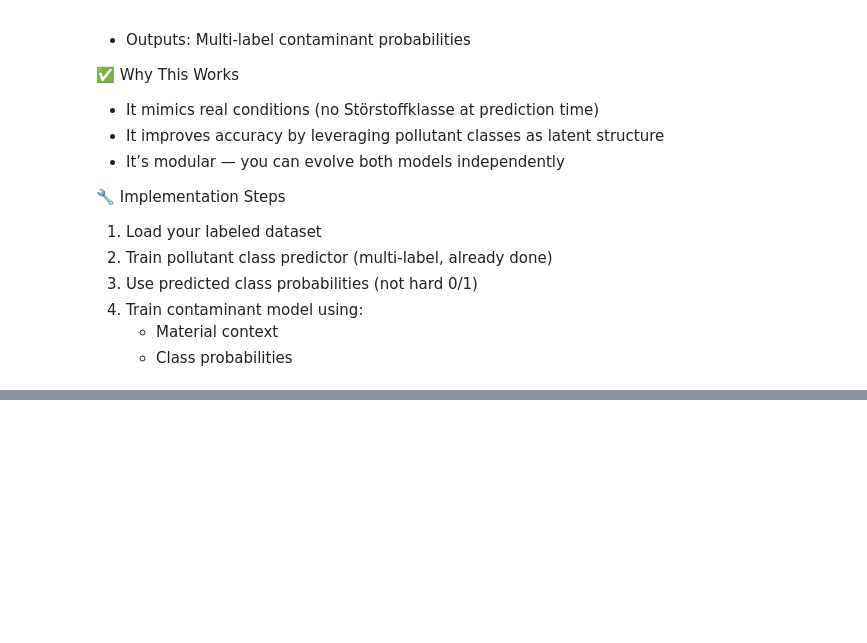
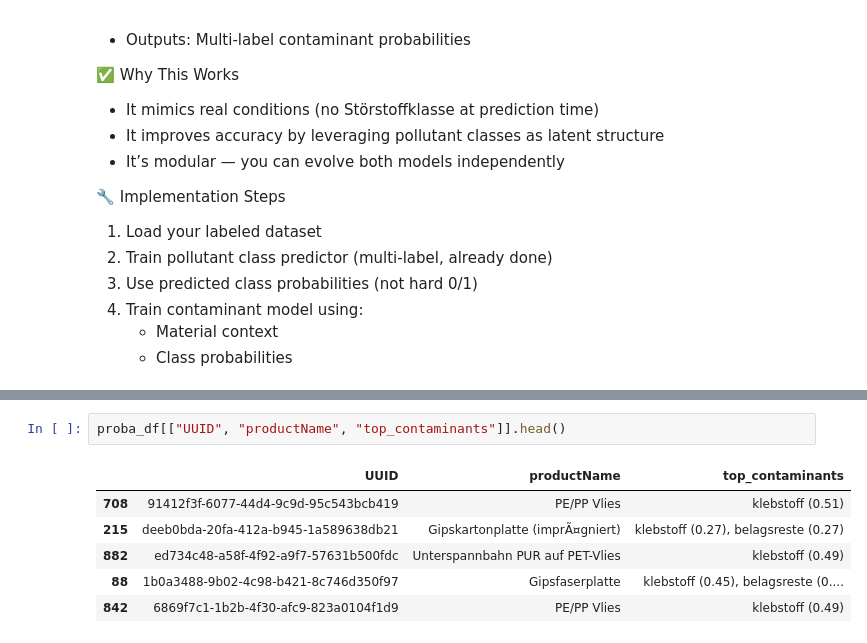
Before and after one commit to n3xtcoder-ai4impact/bbsr-challenge, a Jupyter notebook: ml.ipynb, the cells around one changed output, grey strips where cells are left out. Drawn from its saved outputs; the diff is of its cells as text; blank space fills up the shorter version.

```diff
--- a/ml.ipynb
+++ b/ml.ipynb
@@ -2328,0 +2691,9 @@ I'm going for this last option
+# %%
+proba_df[["UUID", "productName", "top_contaminants"]].head()
+# %% [output]
+|  | UUID | productName | top_contaminants |
+| 708 | 91412f3f-6077-44d4-9c9d-95c543bcb419 | PE/PP Vlies | klebstoff (0.51) |
+| 215 | deeb0bda-20fa-412a-b945-1a589638db21 | Gipskartonplatte (imprÃ¤gniert) | klebstoff (0.27), belagsreste (0.27) |
+| 882 | ed734c48-a58f-4f92-a9f7-57631b500fdc | Unterspannbahn PUR auf PET-Vlies | klebstoff (0.49) |
+| 88 | 1b0a3488-9b02-4c98-b421-8c746d350f97 | Gipsfaserplatte | klebstoff (0.45), belagsreste (0.... |
+| 842 | 6869f7c1-1b2b-4f30-afc9-823a0104f1d9 | PE/PP Vlies | klebstoff (0.49) |
```
Also changed, not shown: parts of 21 cells of this notebook, 1 other file.
